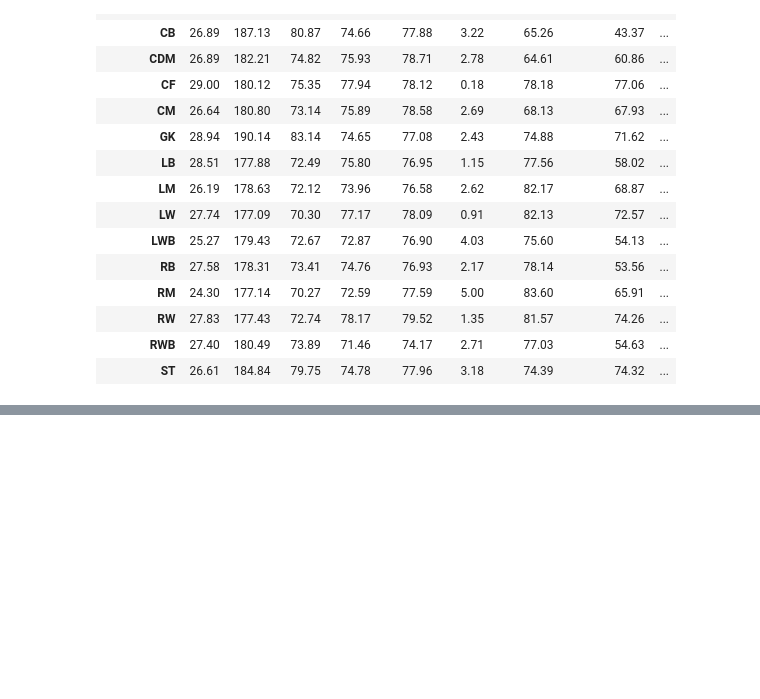
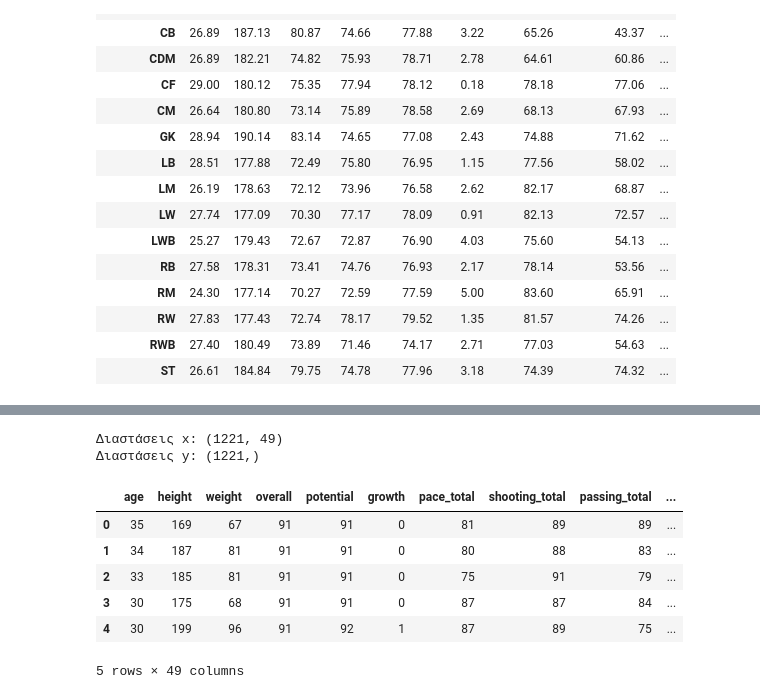
Before and after one commit to Loukas89/ML-FIFA-Analysis-Regression-Classification-Clustering-, a Jupyter notebook: Classification.ipynb, the cells around one changed output, grey strips where cells are left out. Drawn from its saved outputs; the diff is of its cells as text; code cells hidden in the pictures; blank space fills up the shorter version.

```diff
--- a/Classification.ipynb
+++ b/Classification.ipynb
@@ -404,0 +419,74 @@ position_stats.round(2)
+# %%
+# Επιλέγουμε τα χαρακτηριστικά που θα χρησιμοποιηθούν για την πρόβλεψη της θέσης
+
+features = [
+    'age',
+    'height',
+    'weight',
+    'overall',
+    'potential',
+    'growth',
+    'pace_total',
+    'shooting_total',
+    'passing_total',
+    'dribbling_total',
+    'defending_total',
+    'physicality_total',
+    'crossing',
+    'finishing',
+    'heading_accuracy',
+    'short_passing',
+    'volleys',
+    'dribbling',
+    'curve',
+    'fk_accuracy',
+    'long_passing',
+    'ball_control',
+    'acceleration',
+    'sprint_speed',
+    'agility',
+    'reactions',
+    'balance',
+    'shot_power',
+    'jumping',
+    'stamina',
+    'strength',
+    'long_shots',
+    'aggression',
+    'interceptions',
+    'positioning',
+    'vision',
+    'penalties',
+    'composure',
+    'marking',
+    'standing_tackle',
+    'sliding_tackle',
+    'gk_diving',
+    'gk_handling',
+    'gk_kicking',
+    'gk_positioning',
+    'gk_reflexes',
+    'preferred_foot',
+    'attacking_work_rate',
+    'defensive_work_rate'
+]
+
+Χ = df[features]   # Το Χ περιεχει τα χαρακτηριστικά των παικτών
+y = df[target]     # Το y περιέχει τη θέση που θέλουμε να προβλέψουμε
+
+print("Διαστάσεις x:", Χ.shape)
+print("Διαστάσεις y:", y.shape)
+# %% [output]
+Διαστάσεις x: (1221, 49)
+Διαστάσεις y: (1221,)
+# %%
+# Βλέπουμε τις πρώτες γραμμές των features
+Χ.head()
+# %% [output]
+|  | age | height | weight | overall | potential | growth | pace_total | shooting_total | passing_total | ... |
+| 0 | 35 | 169 | 67 | 91 | 91 | 0 | 81 | 89 | 89 | ... |
+| 1 | 34 | 187 | 81 | 91 | 91 | 0 | 80 | 88 | 83 | ... |
+| 2 | 33 | 185 | 81 | 91 | 91 | 0 | 75 | 91 | 79 | ... |
+| 3 | 30 | 175 | 68 | 91 | 91 | 0 | 87 | 87 | 84 | ... |
+| 4 | 30 | 199 | 96 | 91 | 92 | 1 | 87 | 89 | 75 | ... |
+5 rows × 49 columns
```
Also changed, not shown: parts of 9 cells of this notebook, 1 other file.
